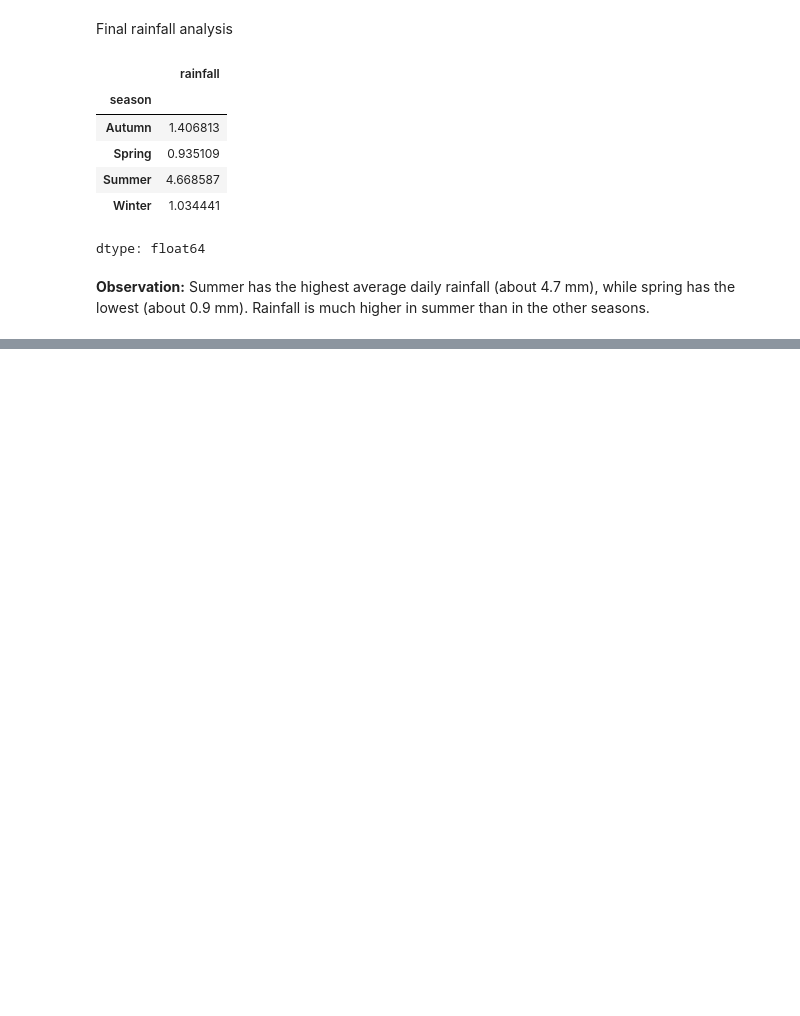
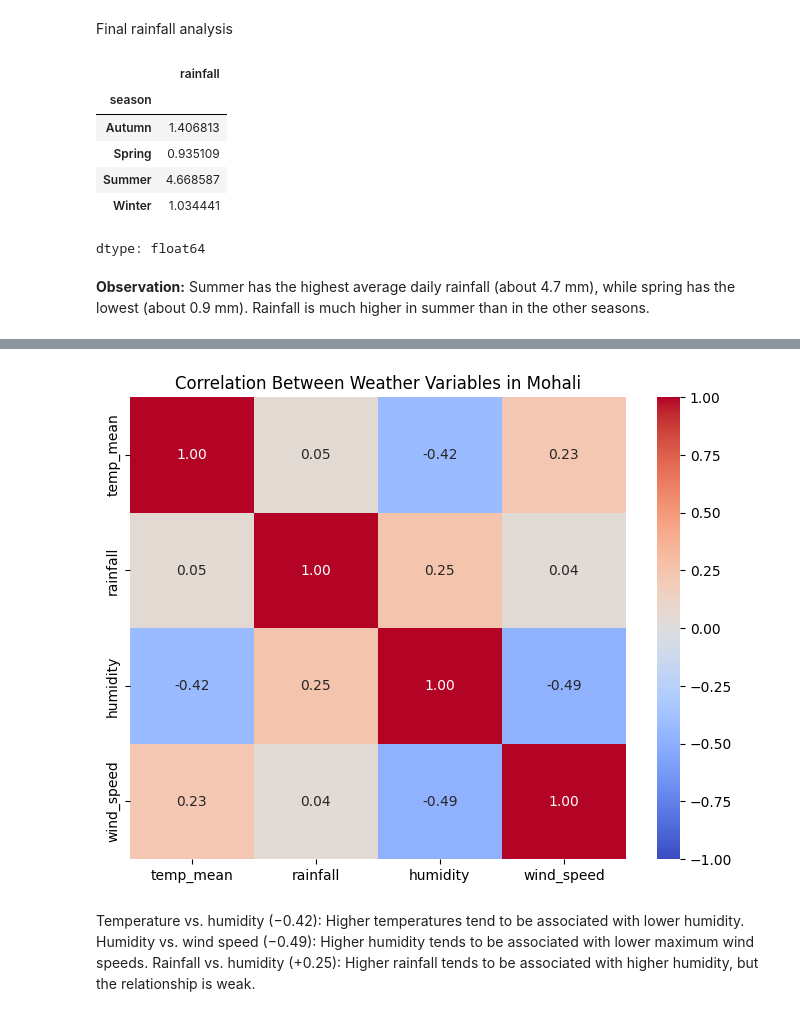
Before and after one commit to Aditi09-20/Weather_Data_Analysis_and_Forecasting, a Jupyter notebook: notebooks/weather_analysis.ipynb, the cells around one changed output, grey strips where cells are left out. Cells and saved outputs as stored; diff of their text form; code cells hidden in the pictures; blank space fills up the shorter version.

```diff
--- a/notebooks/weather_analysis.ipynb
+++ b/notebooks/weather_analysis.ipynb
@@ -430,0 +507,9 @@ dtype: float64
+# %%
+weather_corr = df[[
+    "temp_mean",
+    "rainfall",
+    "humidity",
+    "wind_speed"
+]].corr()
+
+weather_corr
@@ -430,0 +522,22 @@ dtype: float64
+# %%
+import seaborn as sns
+
+plt.figure(figsize=(8, 6))
+
+sns.heatmap(
+    weather_corr,
+    annot=True,
+    cmap="coolwarm",
+    vmin=-1,
+    vmax=1,
+    fmt=".2f"
+)
+
+plt.title("Correlation Between Weather Variables in Mohali")
+plt.show()
+# %% [output]
+[figure, added]
+# %% [markdown]
+Temperature vs. humidity (−0.42): Higher temperatures tend to be associated with lower humidity.
+Humidity vs. wind speed (−0.49): Higher humidity tends to be associated with lower maximum wind speeds.
+Rainfall vs. humidity (+0.25): Higher rainfall tends to be associated with higher humidity, but the relationship is weak.
```
Also changed, not shown: parts of 11 cells of this notebook.
